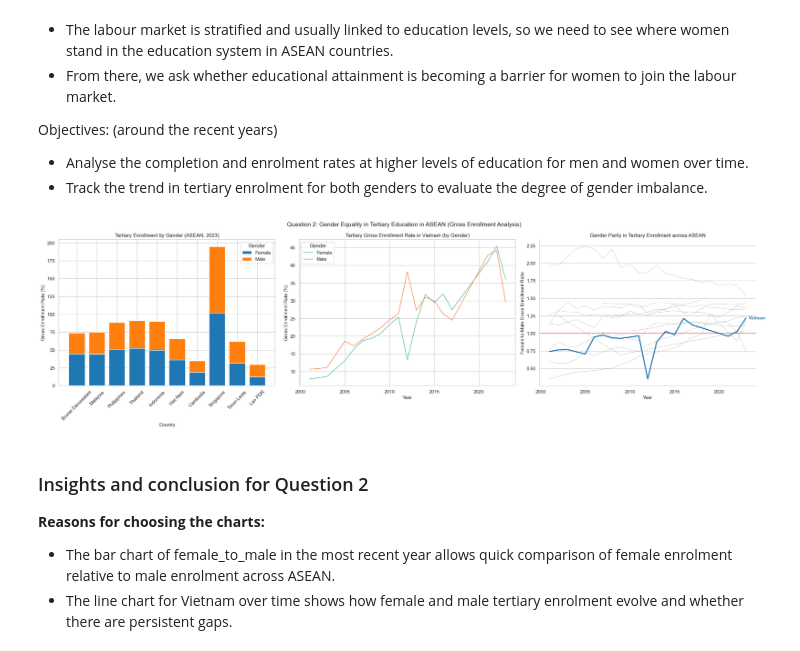
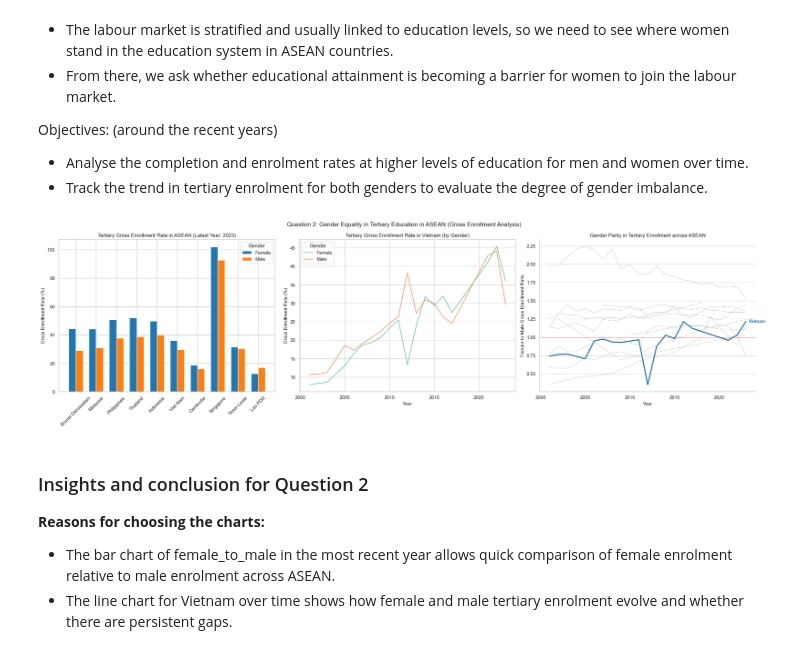
Before and after one commit to thloc1212/DV_LAB2, a Jupyter notebook: merged/merge.ipynb, the cells around one changed output. Drawn from its saved outputs; the diff is of its cells as text; code cells hidden in the pictures.

```diff
--- a/merged/merge.ipynb
+++ b/merged/merge.ipynb
@@ -1544,23 +1556,24 @@ latest_ter.sort_values("female_to_male", ascending=False, inplace=True)
 
 fig, axes = plt.subplots(1, 3, figsize=(24, 7))
 
-# Bar chart of parity in 2023
+# GroupedBar chart
 plot_data = latest_ter.copy()
 countries = plot_data["Country Name"]
 
 female_vals = plot_data["ter_female"]
 male_vals = plot_data["ter_male"]
 
-# Plot stacked bar with fixed gender colors
-axes[0].bar(countries, female_vals, label="Female", color="tab:blue")
-axes[0].bar(countries, male_vals, bottom=female_vals, label="Male", color="tab:orange")
+x = np.arange(len(countries))
+width = 0.35
 
-axes[0].set_title(f"Tertiary Enrollment by Gender (ASEAN, {latest_year_ter})")
-axes[0].set_xlabel("Country")
+axes[0].bar(x - width/2, female_vals, width, label='Female', color='tab:blue')
+axes[0].bar(x + width/2, male_vals, width, label='Male', color='tab:orange')
+
+axes[0].set_xticks(x)
+axes[0].set_xticklabels(countries, rotation=45)
+axes[0].legend(title="Gender")
 axes[0].set_ylabel("Gross Enrollment Rate (%)")
-axes[0].tick_params(axis='x', rotation=45)
-axes[0].legend(title="Gender")
-
+axes[0].set_title(f"Tertiary Gross Enrollment Rate in ASEAN (Latest Year: {latest_year_ter})")
 
 # Line chart of Viet Nam over time
 
@@ -1610,34 +1623,34 @@ for country in asean_countries:
         )
 
     else:
         axes[2].plot(
             x, y,
             color="gray",
             linewidth=1.2,
             alpha=0.3
         )
 
 axes[2].axhline(1, color="red", linestyle="--", linewidth=1)
 
 axes[2].set_title("Gender Parity in Tertiary Enrollment across ASEAN")
 axes[2].set_xlabel("Year")
 axes[2].set_ylabel("Female-to-Male Gross Enrollment Ratio")
 
 axes[2].grid(axis='x', visible=False)
 axes[2].spines['right'].set_visible(False)
 axes[2].spines['top'].set_visible(False)
 
 # =======================
 # General layout
 # =======================
 fig.suptitle(
     "Question 2: Gender Equality in Tertiary Education in ASEAN (Gross Enrollment Analysis)",
     fontsize=14
 )
 plt.tight_layout()
 plt.show()
 # %% [output]
-[figure, old version]
+[figure, new version]
 # %% [markdown]
 ### Insights and conclusion for Question 2
 
```
Also changed, not shown: parts of 3 cells of this notebook.
